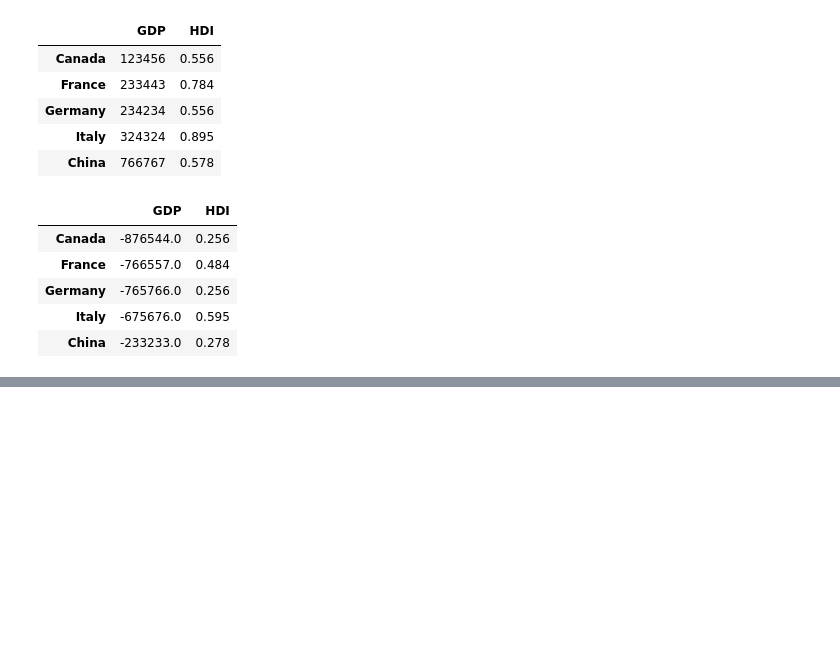
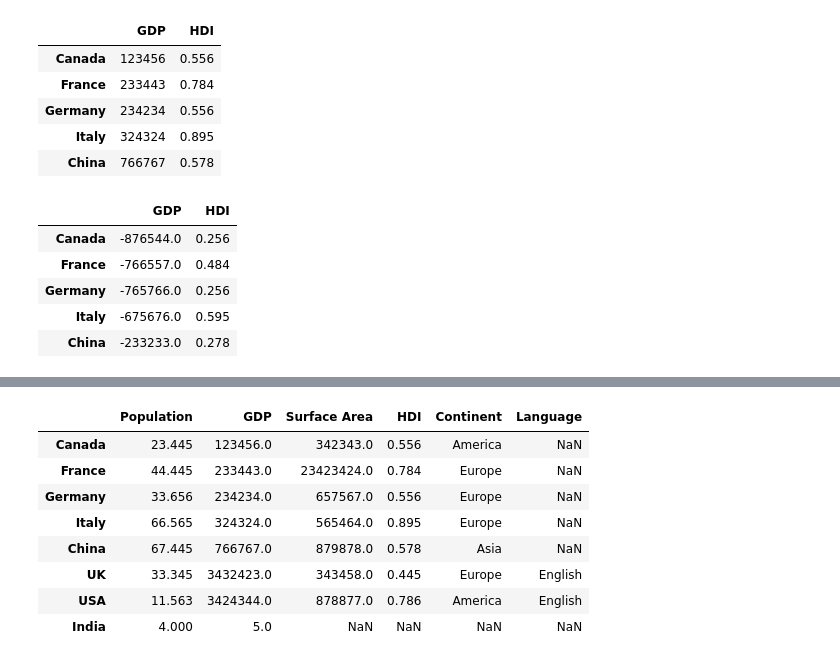
Before and after one commit to sultania-p/Data-Science, a Jupyter notebook: 2. Pandas - DataFrames.ipynb, the cells around one changed output, grey strips where cells are left out. Drawn from its saved outputs; the diff is of its cells as text; code cells hidden in the pictures; blank space fills up the shorter version.

```diff
--- a/2. Pandas - DataFrames.ipynb
+++ b/2. Pandas - DataFrames.ipynb
@@ -539,0 +581,2 @@ df[['GDP','HDI']] + crisis #subtraction of dataframe
+# %%
+df['Language'] = langs #ading column to dataframe
@@ -539,0 +594,2 @@ df[['GDP','HDI']] + crisis #subtraction of dataframe
+# %%
+df['Language'] = 'English'
@@ -539,0 +640,7 @@ df[['GDP','HDI']] + crisis #subtraction of dataframe
+# %%
+langs1 = pd.Series(
+    ['English','English'],
+    index= ['USA', 'UK'],
+)
+# %%
+df['Language'] = langs1
@@ -539,0 +664,16 @@ df[['GDP','HDI']] + crisis #subtraction of dataframe
+# %%
+df.append(pd.Series({
+    'Population' : 4,
+    'GDP': 5
+}, name='India')
+)
+# %% [output]
+|  | Population | GDP | Surface Area | HDI | Continent | Language |
+| Canada | 23.445 | 123456.0 | 342343.0 | 0.556 | America | NaN |
+| France | 44.445 | 233443.0 | 23423424.0 | 0.784 | Europe | NaN |
+| Germany | 33.656 | 234234.0 | 657567.0 | 0.556 | Europe | NaN |
+| Italy | 66.565 | 324324.0 | 565464.0 | 0.895 | Europe | NaN |
+| China | 67.445 | 766767.0 | 879878.0 | 0.578 | Asia | NaN |
+| UK | 33.345 | 3432423.0 | 343458.0 | 0.445 | Europe | English |
+| USA | 11.563 | 3424344.0 | 878877.0 | 0.786 | America | English |
+| India | 4.000 | 5.0 | NaN | NaN | NaN | NaN |
```
Also changed, not shown: parts of 16 cells of this notebook.
